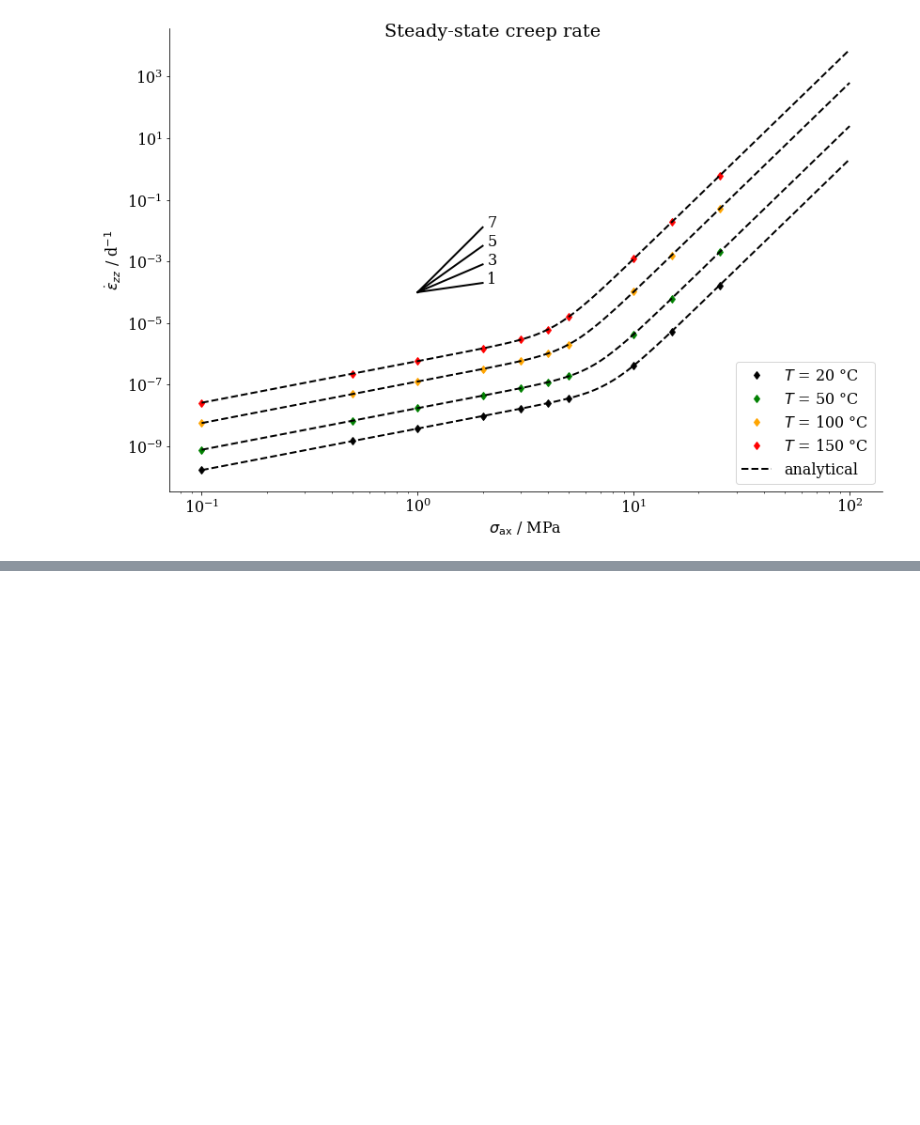
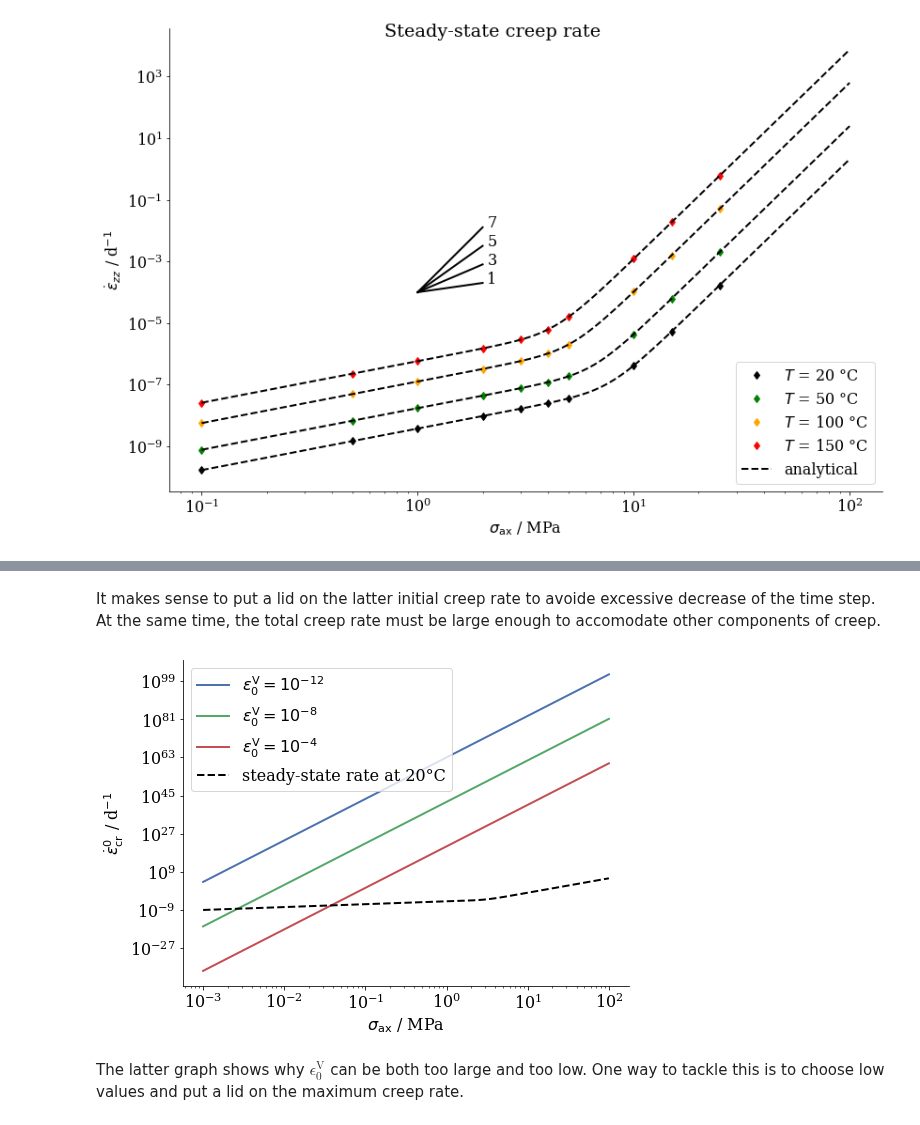
Before and after one commit to nagelt/MechanicsTrainingCourse2020, a Jupyter notebook: MFront/GS.ipynb, the cells around one changed output, grey strips where cells are left out. Cells and saved outputs as stored; diff of their text form; code cells hidden in the pictures; blank space fills up the shorter version.

```diff
--- a/MFront/GS.ipynb
+++ b/MFront/GS.ipynb
@@ -490,0 +503,20 @@ plt.legend();
+# %% [markdown]
+It makes sense to put a lid on the latter initial creep rate to avoide excessive decrease of the time step. At the same time, the total creep rate must be large enough to accomodate other components of creep.
+# %%
+initial_rate = lambda s, sr, n, m, e0: np.power(s/sr,n)/np.power(e0,m)
+sns.color_palette("Paired")
+s = np.logspace(-3,2,1000)
+plt.plot(s,initial_rate(s,1,npe,mup,1e-12),label='$\\epsilon^\\mathrm{V}_0 = 10^{-12}$')
+plt.plot(s,initial_rate(s,1,npe,mup,1e-8),label='$\\epsilon^\\mathrm{V}_0 = 10^{-8}$')
+plt.plot(s,initial_rate(s,1,npe,mup,1e-4),label='$\\epsilon^\\mathrm{V}_0 = 10^{-4}$')
+plt.plot(s,creep_rate(s,20+273.15),label='steady-state rate at 20°C',ls='--',color='black')
+
+plt.xscale('log')
+plt.yscale('log')
+plt.xlabel('$\\sigma_\\mathrm{ax}$ / MPa')
+plt.ylabel('$\\dot{\\epsilon}_\\mathrm{cr}^0$ / d$^{-1}$')
+plt.legend();
+# %% [output]
+[figure, added]
+# %% [markdown]
+The latter graph shows why $\epsilon_0^\mathrm{V}$ can be both too large and too low. One way to tackle this is to choose low values and put a lid on the maximum creep rate.
```
Also changed, not shown: parts of 4 cells of this notebook, 2 other files.
